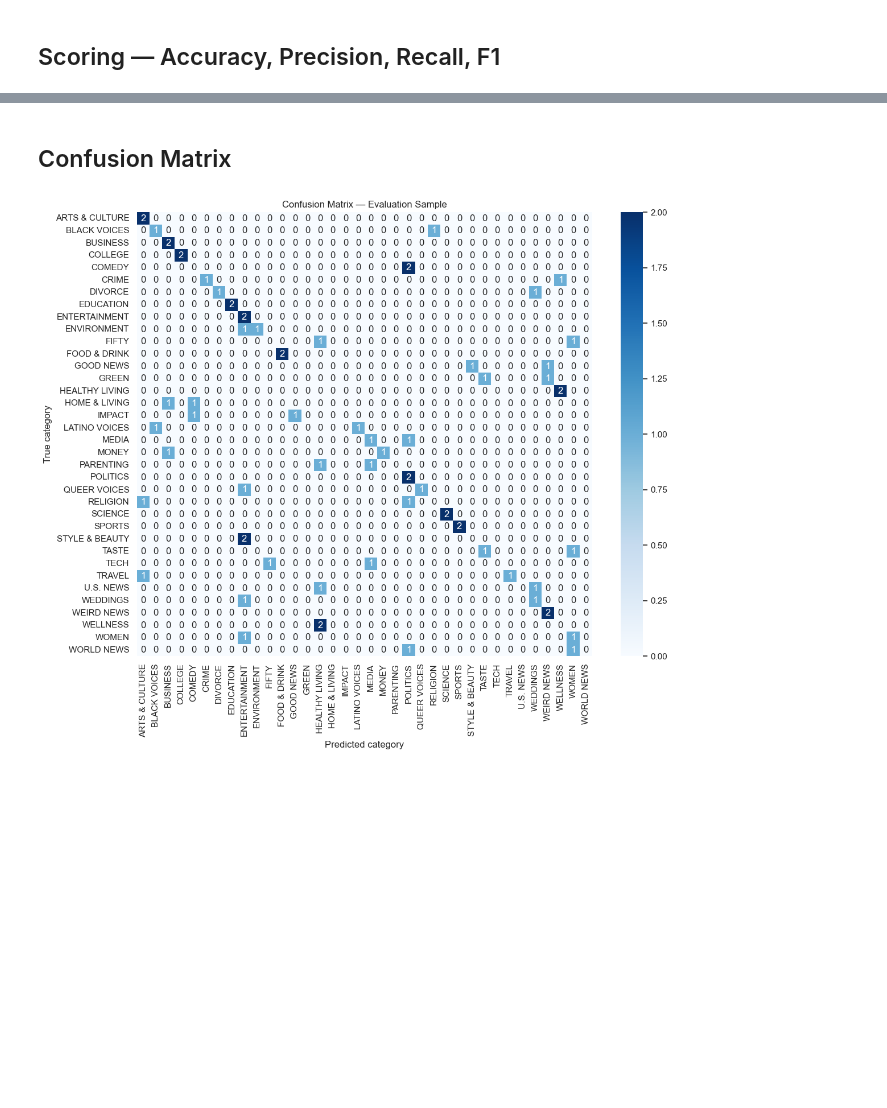
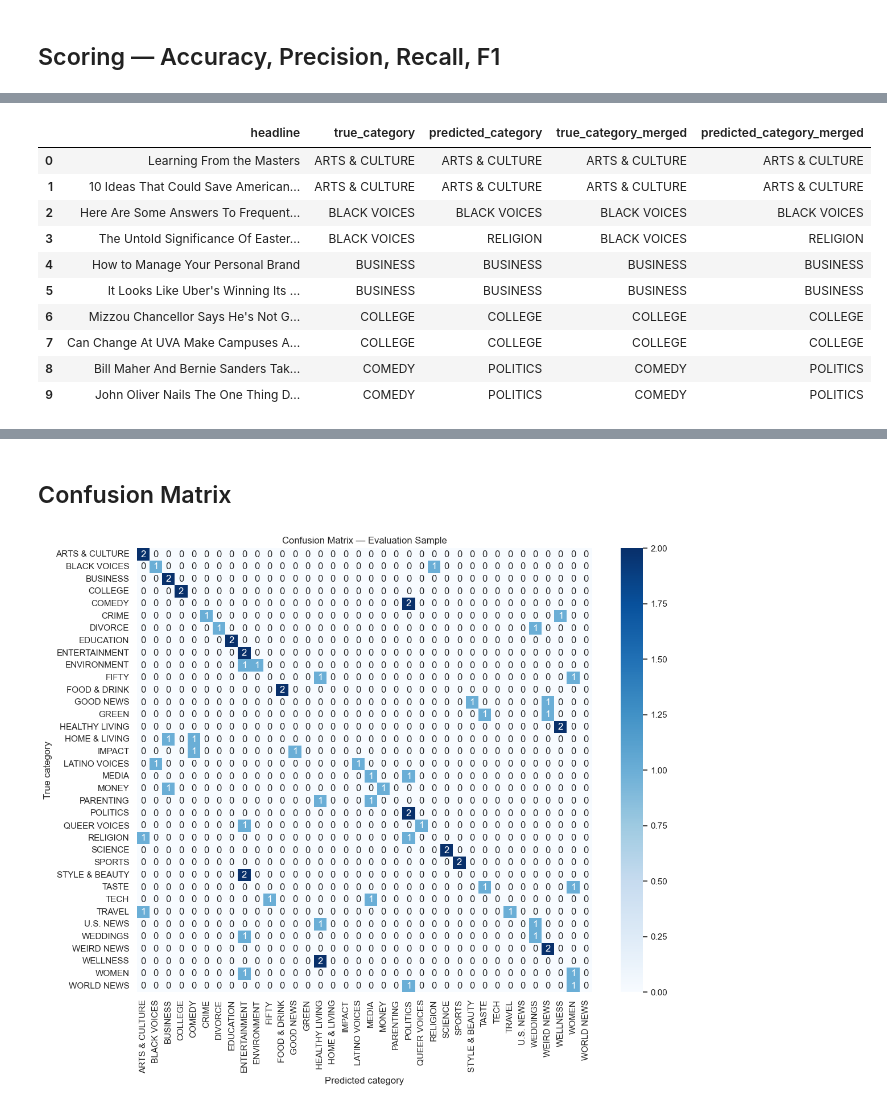
Before and after one commit to DEPI-AIS7-S1-GROUP1/news-intelligence-pipeline, a Jupyter notebook: News_Intelligence.ipynb, the cells around one changed output, grey strips where cells are left out. Saved outputs shown, nothing was run; the diff lists cells and outputs as text; code cells hidden in the pictures; blank space fills up the shorter version.

```diff
--- a/News_Intelligence.ipynb
+++ b/News_Intelligence.ipynb
@@ -749,0 +923,36 @@ ARTS & CULTURE       0.50      1.00      0.67         2
+# %%
+CATEGORY_GROUPS = {
+    "GREEN": "ENVIRONMENT",
+    "ENVIRONMENT": "ENVIRONMENT",
+
+    "WELLNESS": "HEALTHY LIVING",
+    "HEALTHY LIVING": "HEALTHY LIVING",
+
+    # Optional -- uncomment any your team agrees are the same real topic:
+    # "STYLE & BEAUTY": "ENTERTAINMENT",
+    # "U.S. NEWS": "POLITICS",
+    # "WORLD NEWS": "POLITICS",
+    # "TASTE": "FOOD & DRINK",
+    # "GOOD NEWS": "WEIRD NEWS",
+}
+
+def merge_category(category: str) -> str:
+    return CATEGORY_GROUPS.get(category, category)
+# %%
+eval_results["true_category_merged"] = eval_results["true_category"].apply(merge_category)
+eval_results["predicted_category_merged"] = eval_results["predicted_category"].apply(merge_category)
+
+eval_results[["headline", "true_category", "predicted_category",
+              "true_category_merged", "predicted_category_merged"]].head(10)
+# %% [output]
+|  | headline | true_category | predicted_category | true_category_merged | predicted_category_merged |
+| 0 | Learning From the Masters | ARTS & CULTURE | ARTS & CULTURE | ARTS & CULTURE | ARTS & CULTURE |
+| 1 | 10 Ideas That Could Save American... | ARTS & CULTURE | ARTS & CULTURE | ARTS & CULTURE | ARTS & CULTURE |
+| 2 | Here Are Some Answers To Frequent... | BLACK VOICES | BLACK VOICES | BLACK VOICES | BLACK VOICES |
+| 3 | The Untold Significance Of Easter... | BLACK VOICES | RELIGION | BLACK VOICES | RELIGION |
+| 4 | How to Manage Your Personal Brand | BUSINESS | BUSINESS | BUSINESS | BUSINESS |
+| 5 | It Looks Like Uber's Winning Its ... | BUSINESS | BUSINESS | BUSINESS | BUSINESS |
+| 6 | Mizzou Chancellor Says He's Not G... | COLLEGE | COLLEGE | COLLEGE | COLLEGE |
+| 7 | Can Change At UVA Make Campuses A... | COLLEGE | COLLEGE | COLLEGE | COLLEGE |
+| 8 | Bill Maher And Bernie Sanders Tak... | COMEDY | POLITICS | COMEDY | POLITICS |
+| 9 | John Oliver Nails The One Thing D... | COMEDY | POLITICS | COMEDY | POLITICS |
```
Also changed, not shown: parts of 23 cells of this notebook.
